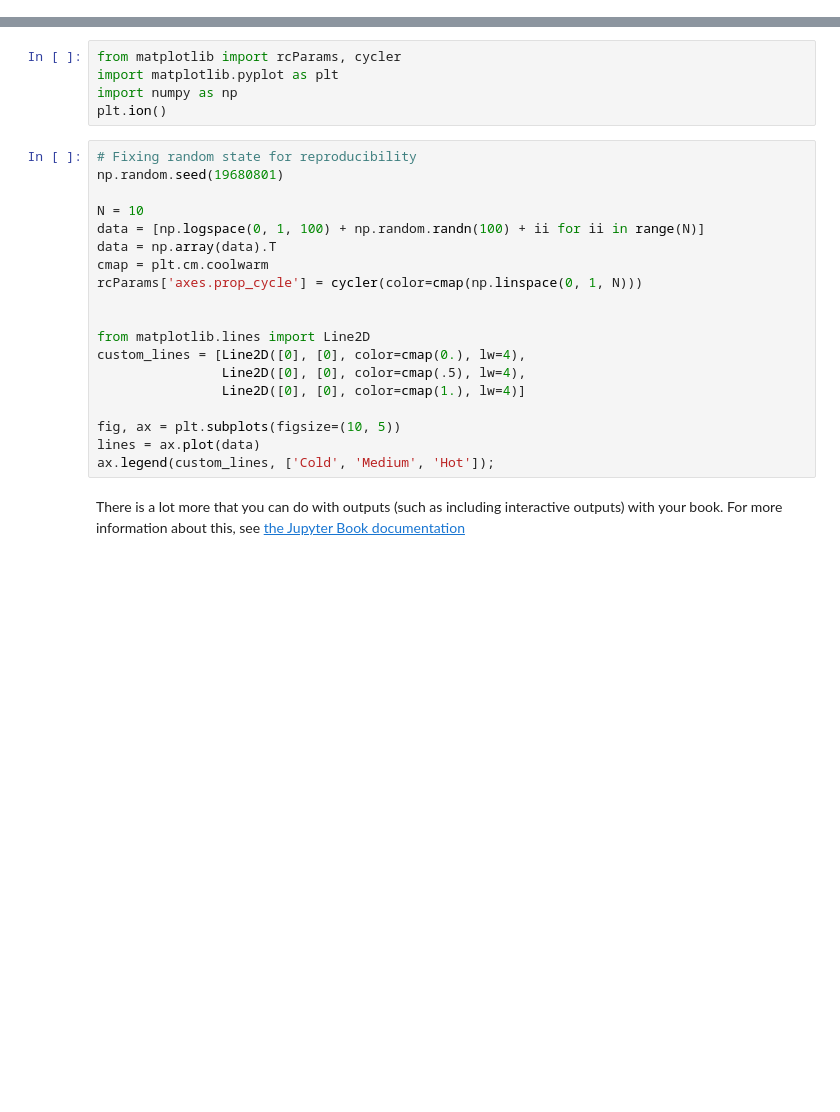
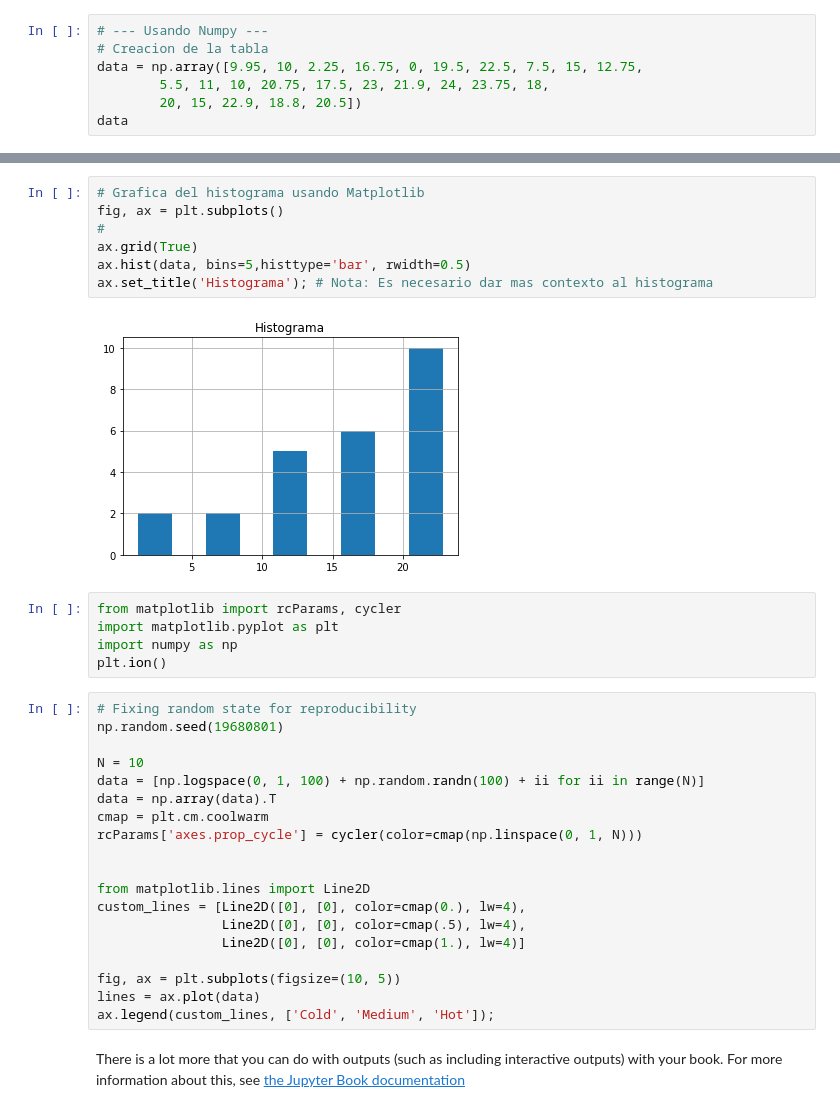
Before and after one commit to estocasticos-udem/curso-estocasticos-udem, a Jupyter notebook: _build/html/_sources/contenido/p1_ch1_s3.ipynb, the cells around one changed output, grey strips where cells are left out. Saved outputs shown, nothing was run; the diff lists cells and outputs as text; blank space fills up the shorter version.

```diff
--- a/_build/html/_sources/contenido/p1_ch1_s3.ipynb
+++ b/_build/html/_sources/contenido/p1_ch1_s3.ipynb
@@ -49,0 +139,7 @@ For example, here's some sample Matplotlib code:
+# %%
+# --- Usando Numpy ---
+# Creacion de la tabla
+data = np.array([9.95, 10, 2.25, 16.75, 0, 19.5, 22.5, 7.5, 15, 12.75,
+        5.5, 11, 10, 20.75, 17.5, 23, 21.9, 24, 23.75, 18,
+        20, 15, 22.9, 18.8, 20.5])
+data
@@ -50,3 +157,12 @@ For example, here's some sample Matplotlib code:
+# %%
+# Grafica del histograma usando Matplotlib
+fig, ax = plt.subplots()
+#
+ax.grid(True)
+ax.hist(data, bins=5,histtype='bar', rwidth=0.5)
+ax.set_title('Histograma'); # Nota: Es necesario dar mas contexto al histograma
+# %% [output]
+[figure, added]
 # %%
 from matplotlib import rcParams, cycler
 import matplotlib.pyplot as plt
```
Also changed, not shown: parts of 9 cells of this notebook, 12 other files.
